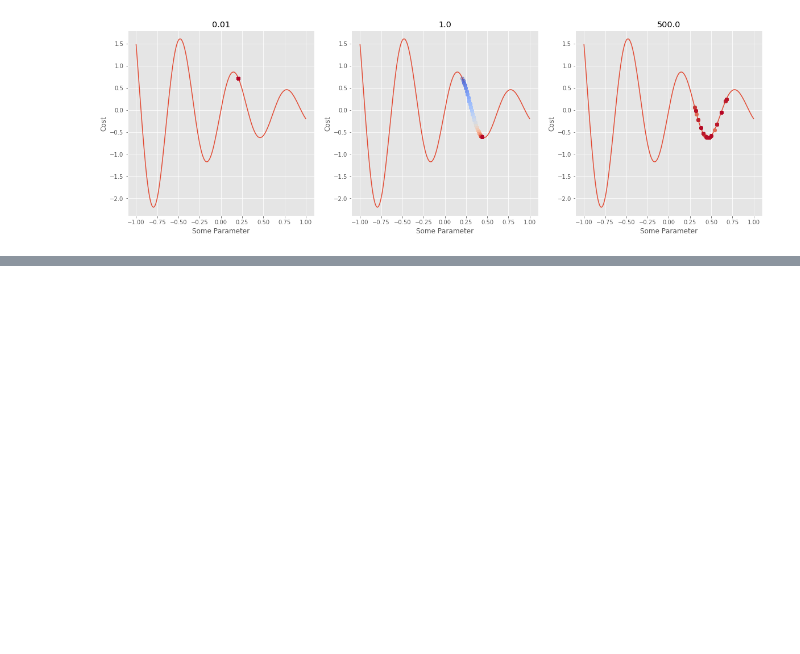
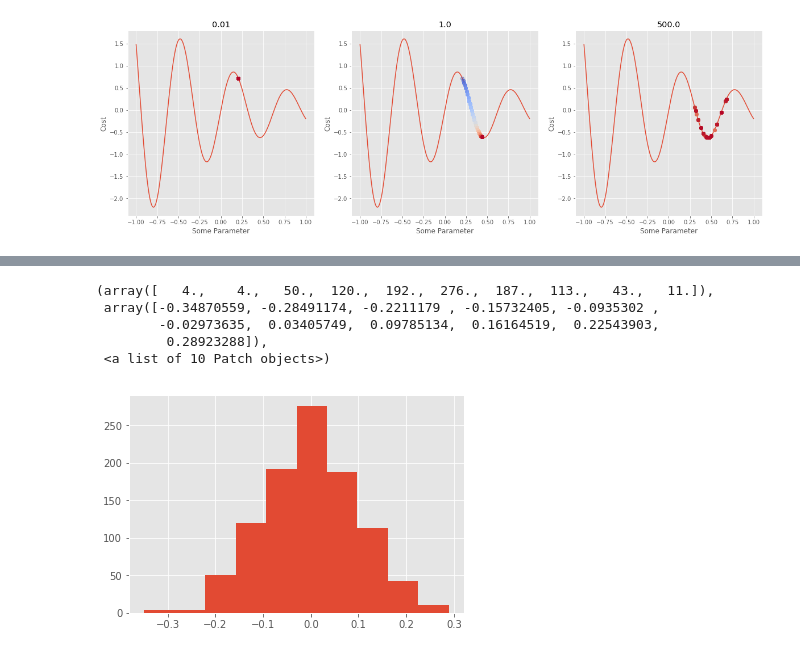
Before and after one commit to goddoe/CADL, a Jupyter notebook: session-2/practice_lecture_2.ipynb, the cells around one changed output, grey strips where cells are left out. Cells and saved outputs as stored; diff of their text form; code cells hidden in the pictures; blank space fills up the shorter version.

```diff
--- a/session-2/practice_lecture_2.ipynb
+++ b/session-2/practice_lecture_2.ipynb
@@ -94,0 +113,10 @@ xs = np.linspace(3)
+# %%
+n = tf.random_normal([1000], stddev=0.1).eval()
+plt.hist(n)
+# %% [output]
+(array([   4.,    4.,   50.,  120.,  192.,  276.,  187.,  113.,   43.,   11.]),
+ array([-0.34870559, -0.28491174, -0.2211179 , -0.15732405, -0.0935302 ,
+        -0.02973635,  0.03405749,  0.09785134,  0.16164519,  0.22543903,
+         0.28923288]),
+ <a list of 10 Patch objects>)
+[figure, added]
```
Also changed, not shown: parts of 24 cells of this notebook.
